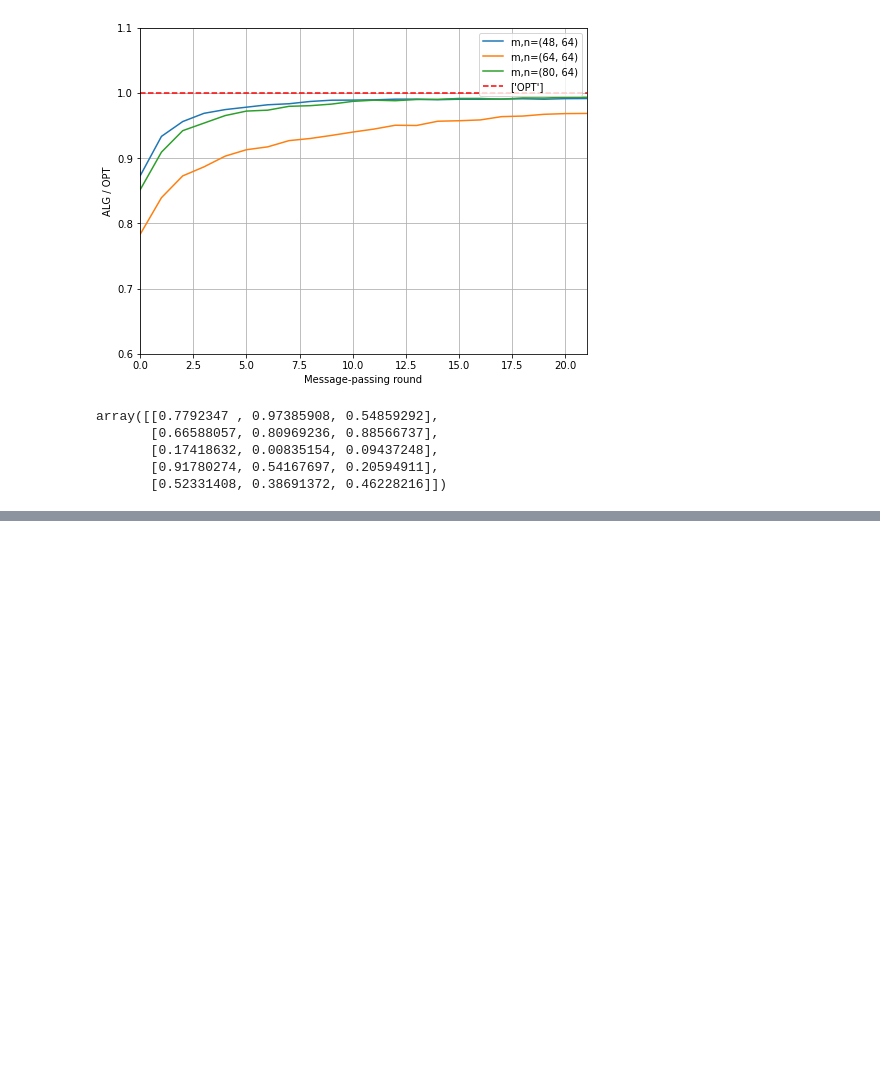
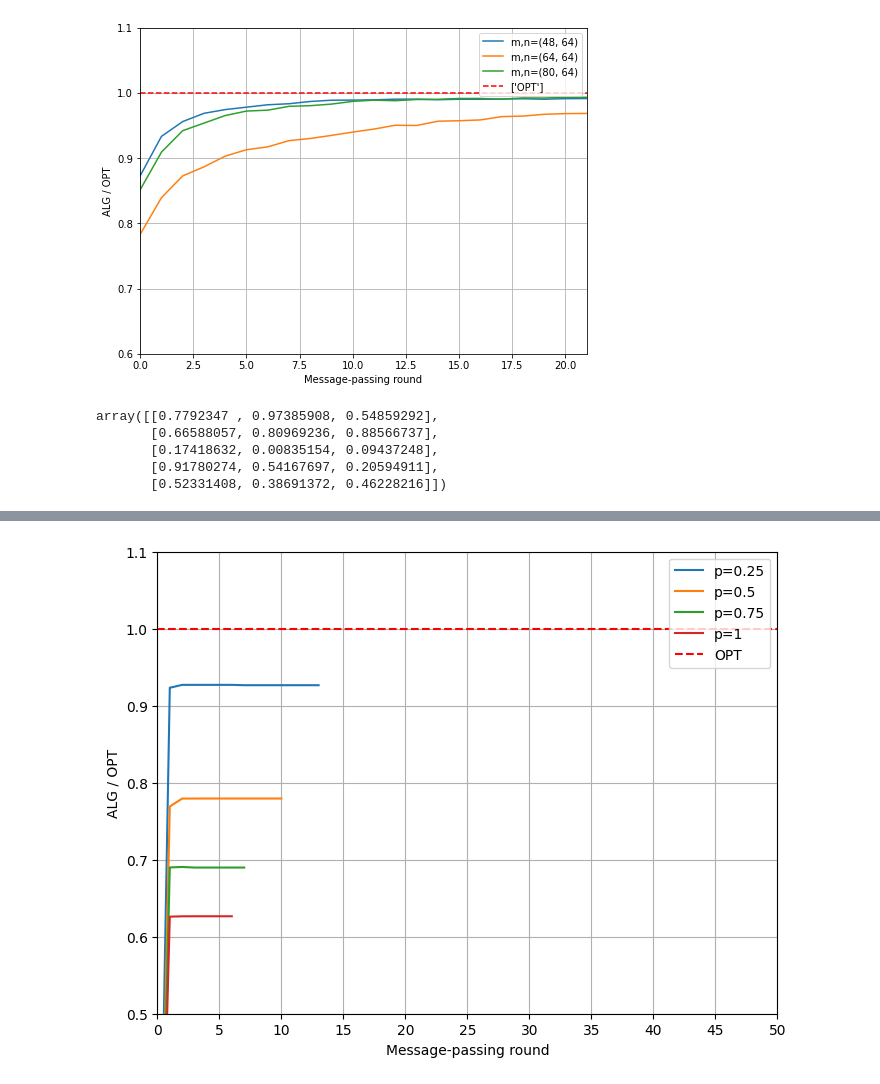
Before and after one commit to anders-wikum/clrs, a Jupyter notebook: notebooks/msg_passing_convergence.ipynb, the cells around one changed output, grey strips where cells are left out. Saved outputs shown, nothing was run; the diff lists cells and outputs as text; code cells hidden in the pictures; blank space fills up the shorter version.

Commit message:
More experimentations

```diff
--- a/notebooks/msg_passing_convergence.ipynb
+++ b/notebooks/msg_passing_convergence.ipynb
@@ -437,10 +451,13 @@ def compute_greedy_matching_weight(i, data, masks, matching):
     return matching_weight
 # %%
 num_trials = 40
-experiment_specs = [(32, 0.25), (32, 0.5), (32, 0.75), (32, 1)]
+experiment_specs = [(64, 0.25), (64, 0.5), (64, 0.75), (64, 1)]
+# experiment_specs = [(64, 0.25)]
 avg_trajectories = []
 
+model = None
 for spec in experiment_specs:
-    test_len, p = experiment_specs
-    trajectories = train(num_trials, test_len, p)
+    model = None
+    test_len, p = spec
+    trajectories, model = train(num_trials, test_len, p, model = model)
     avg_trajectories.append(tolerant_mean(trajectories)[0].data)
@@ -447,13 +482,15 @@ for spec in experiment_specs:
 # %%
 fig = plt.figure(figsize=(8,6))
 for i in range(len(avg_trajectories)):
     plt.plot(range(len(avg_trajectories[i])), avg_trajectories[i], label=f"p={experiment_specs[i][1]}")
     plt.xlabel('Message-passing round')
     plt.ylabel('ALG / OPT')
     plt.xlim(1, 50)
-    plt.ylim(0.6, 1.1)
+    plt.ylim(0.5, 1.1)
 plt.hlines(y=1, xmin=0, xmax=50, color='r', linestyle='--', label='OPT')
 plt.xticks(np.arange(0, 51, 5))
 plt.grid()
 plt.legend()
 plt.show()
+# %% [output]
+[figure, added]
```
Also changed, not shown: parts of 8 cells of this notebook, 8 other files.
